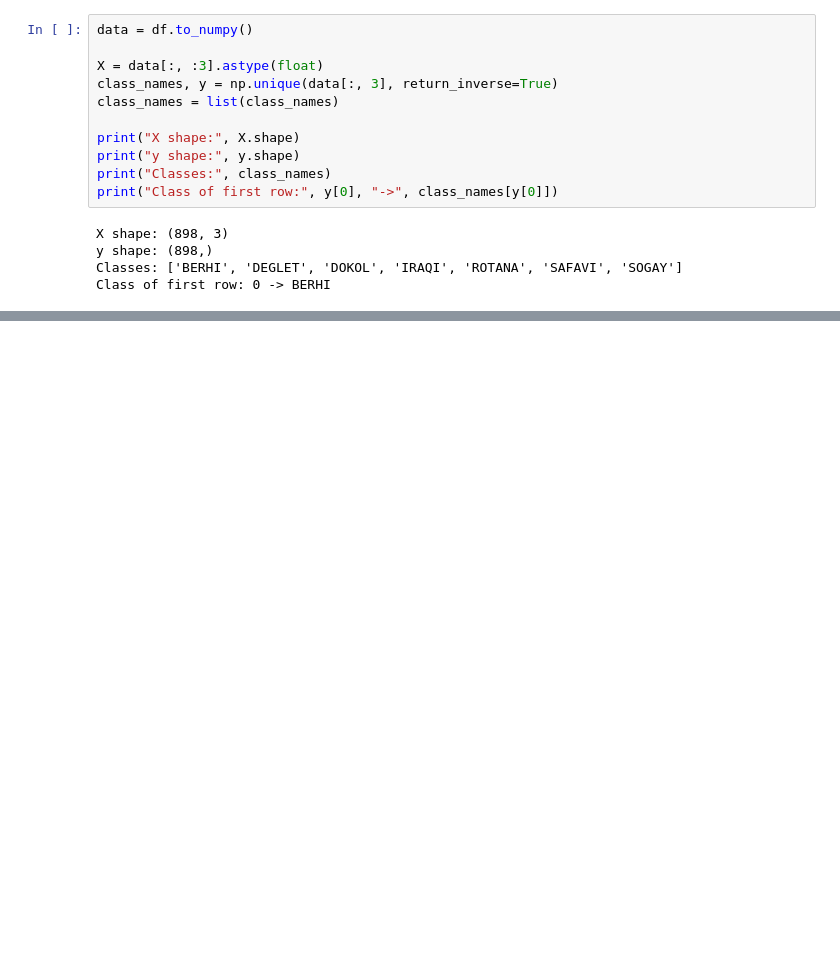
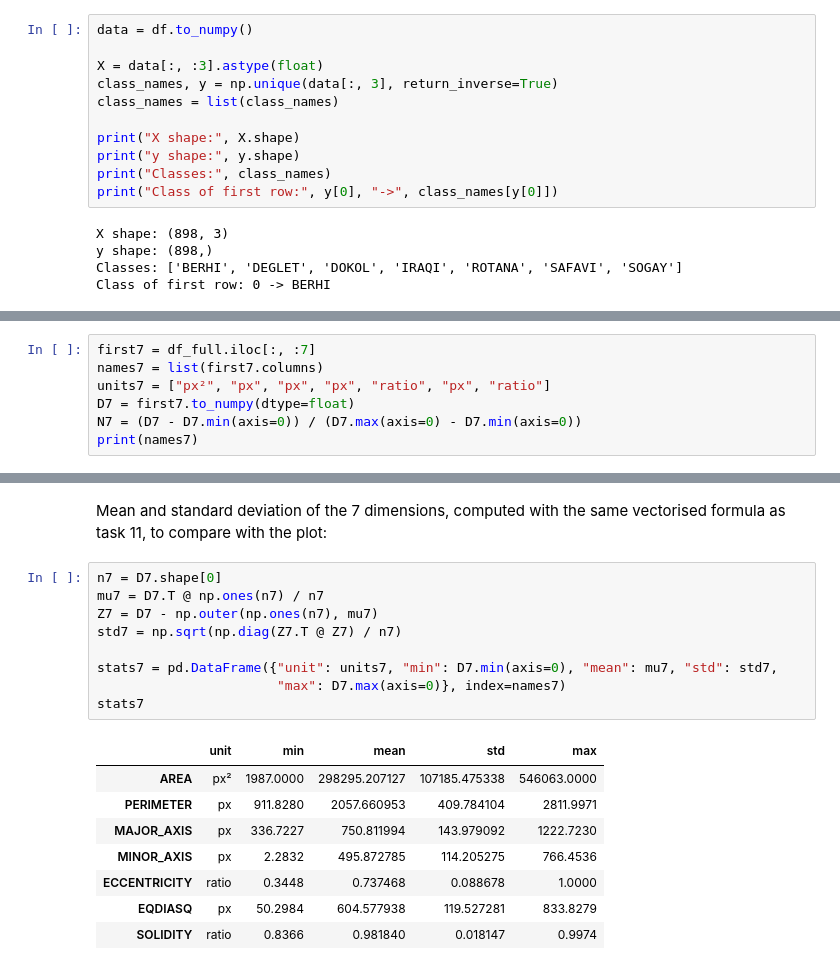
Before and after one commit to isti2415/CSC551-Data-Mining, a Jupyter notebook: Assignment 1/Assignment1.ipynb, the cells around one changed output, grey strips where cells are left out. Drawn from its saved outputs; the diff is of its cells as text; blank space fills up the shorter version.

```diff
--- a/Assignment 1/Assignment1.ipynb
+++ b/Assignment 1/Assignment1.ipynb
@@ -382,0 +373,7 @@ SOLIDITY         0.8366       0.981840       0.018147       0.9974
+# %%
+first7 = df_full.iloc[:, :7]
+names7 = list(first7.columns)
+units7 = ["px²", "px", "px", "px", "ratio", "px", "ratio"]
+D7 = first7.to_numpy(dtype=float)
+N7 = (D7 - D7.min(axis=0)) / (D7.max(axis=0) - D7.min(axis=0))
+print(names7)
@@ -382,0 +464,21 @@ SOLIDITY         0.8366       0.981840       0.018147       0.9974
+# %% [markdown]
+Mean and standard deviation of the 7 dimensions, computed with the same vectorised formula as task 11, to compare with
+the plot:
+# %%
+n7 = D7.shape[0]
+mu7 = D7.T @ np.ones(n7) / n7
+Z7 = D7 - np.outer(np.ones(n7), mu7)
+std7 = np.sqrt(np.diag(Z7.T @ Z7) / n7)
+
+stats7 = pd.DataFrame({"unit": units7, "min": D7.min(axis=0), "mean": mu7, "std": std7,
+                       "max": D7.max(axis=0)}, index=names7)
+stats7
+# %% [output]
+|  | unit | min | mean | std | max |
+| AREA | px² | 1987.0000 | 298295.207127 | 107185.475338 | 546063.0000 |
+| PERIMETER | px | 911.8280 | 2057.660953 | 409.784104 | 2811.9971 |
+| MAJOR_AXIS | px | 336.7227 | 750.811994 | 143.979092 | 1222.7230 |
+| MINOR_AXIS | px | 2.2832 | 495.872785 | 114.205275 | 766.4536 |
+| ECCENTRICITY | ratio | 0.3448 | 0.737468 | 0.088678 | 1.0000 |
+| EQDIASQ | px | 50.2984 | 604.577938 | 119.527281 | 833.8279 |
+| SOLIDITY | ratio | 0.8366 | 0.981840 | 0.018147 | 0.9974 |
```
Also changed, not shown: parts of 69 cells of this notebook, 1 other file.
